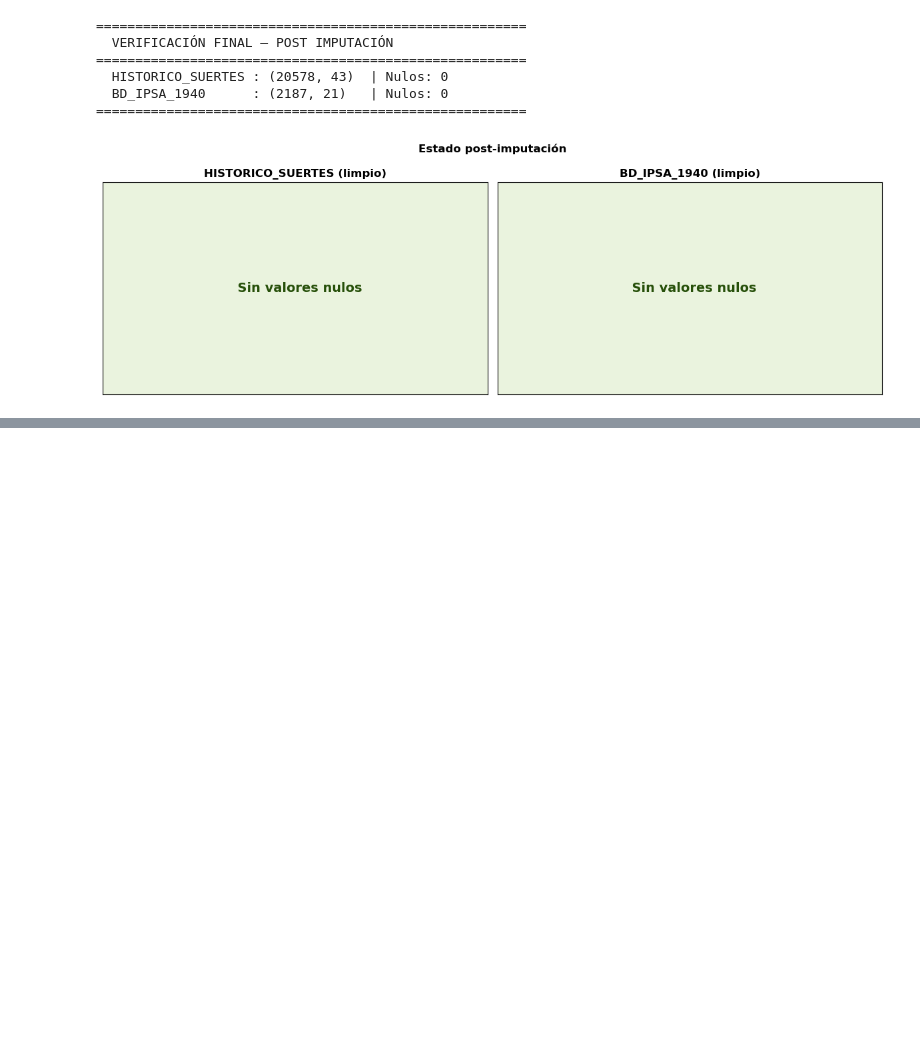
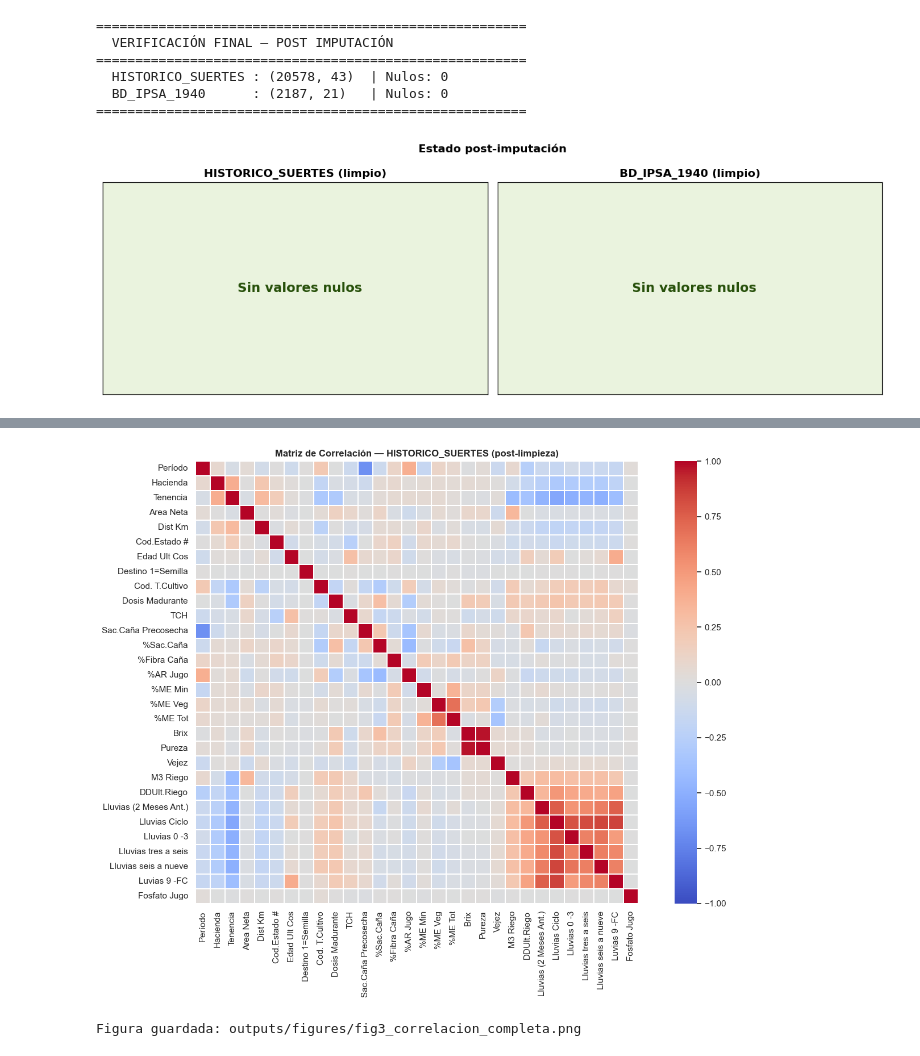
Before and after one commit to LissaAN1/prediccion-cana-LABAPO3, a Jupyter notebook: lab1.ipynb, the cells around one changed output, grey strips where cells are left out. Cells and saved outputs as stored; diff of their text form; code cells hidden in the pictures; blank space fills up the shorter version.

```diff
--- a/lab1.ipynb
+++ b/lab1.ipynb
@@ -527,0 +475,20 @@ print(vif_data.sort_values(by="VIF", ascending=False))
+# %%
+# Seleccionar columnas numéricas relevantes (sin leakage, sin alta nulidad)
+cols_num_reg = df_reg_clean.select_dtypes(include='number').columns.tolist()
+
+corr_matrix = df_reg_clean[cols_num_reg].corr()
+
+# Figura: mapa de calor completo
+fig, ax = plt.subplots(figsize=(14, 10))
+mask = np.triu(np.ones_like(corr_matrix, dtype=bool), k=1)
+sns.heatmap(corr_matrix, ax=ax, cmap="coolwarm", center=0,
+            annot=False, linewidths=0.3, mask=False,
+            vmin=-1, vmax=1, square=True)
+ax.set_title("Matriz de Correlación — HISTORICO_SUERTES (post-limpieza)", fontweight='bold', fontsize=12)
+plt.tight_layout()
+plt.savefig("outputs/figures/fig3_correlacion_completa.png", dpi=150, bbox_inches='tight')
+plt.show()
+print("Figura guardada: outputs/figures/fig3_correlacion_completa.png")
+# %% [output]
+[figure, added]
+Figura guardada: outputs/figures/fig3_correlacion_completa.png
```
Also changed, not shown: parts of 36 cells of this notebook, 5 other files.
